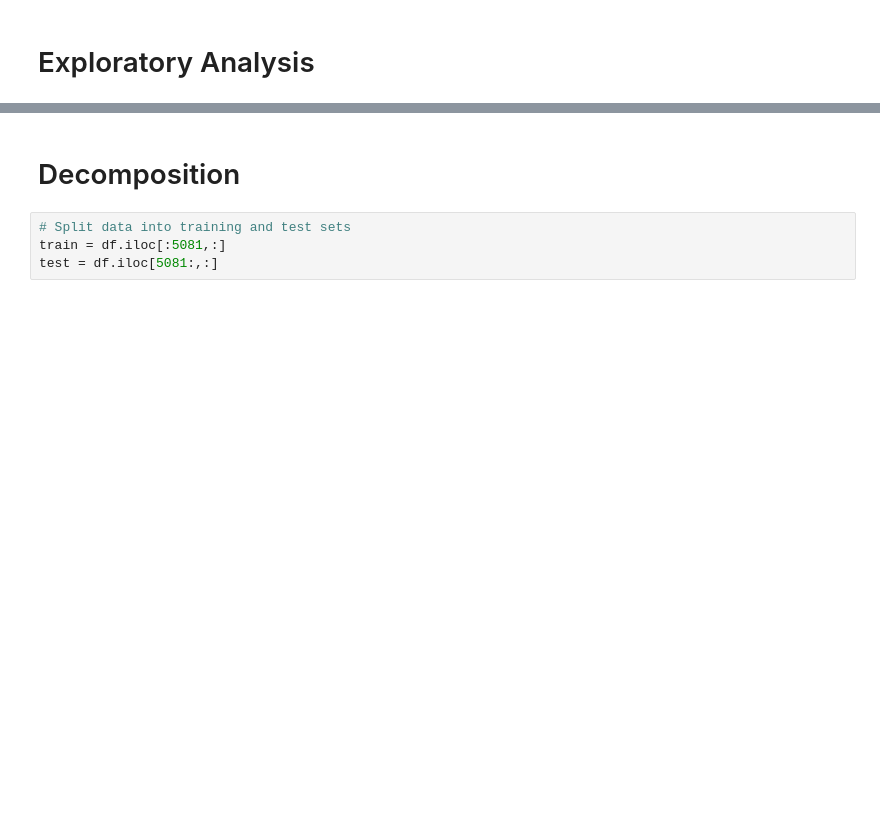
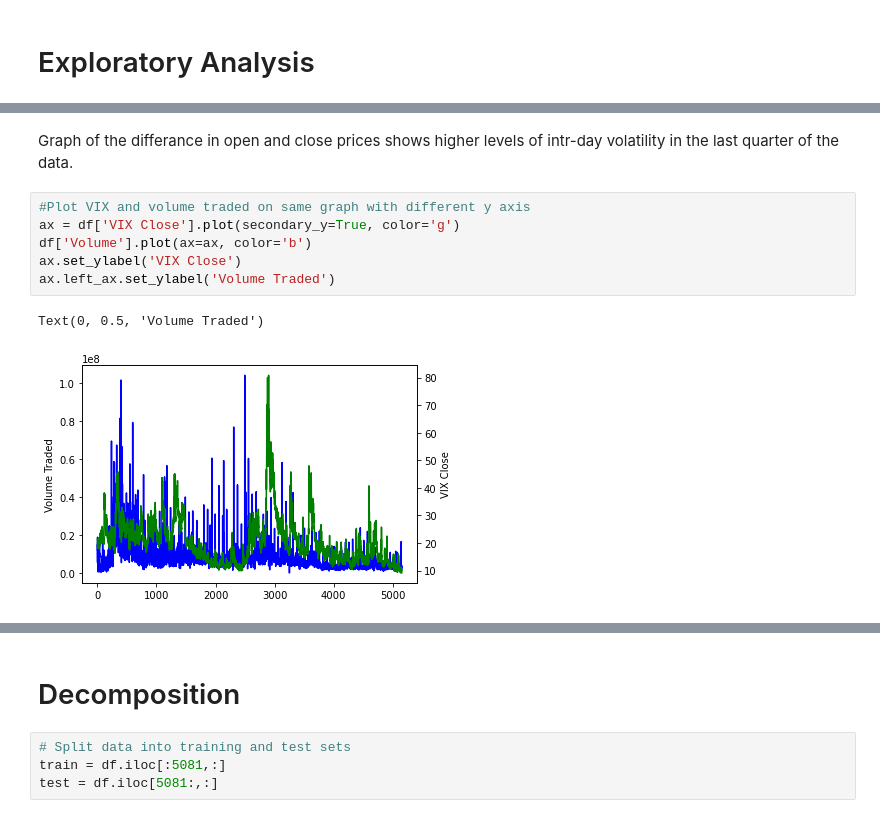
Before and after one commit to benisrael29/DATA2001, a Jupyter notebook: main/assingments/A3/A3.ipynb, the cells around one changed output, grey strips where cells are left out. Drawn from its saved outputs; the diff is of its cells as text; blank space fills up the shorter version.

```diff
--- a/main/assingments/A3/A3.ipynb
+++ b/main/assingments/A3/A3.ipynb
@@ -58,0 +70,11 @@ Some comments on the patterns visible.
+# %% [markdown]
+Graph of the differance in open and close prices shows higher levels of intr-day volatility in the last quarter of the data.
+# %%
+#Plot VIX and volume traded on same graph with different y axis
+ax = df['VIX Close'].plot(secondary_y=True, color='g')
+df['Volume'].plot(ax=ax, color='b')
+ax.set_ylabel('VIX Close')
+ax.left_ax.set_ylabel('Volume Traded')
+# %% [output]
+Text(0, 0.5, 'Volume Traded')
+[figure, added]
```
Also changed, not shown: parts of 100 cells of this notebook.
